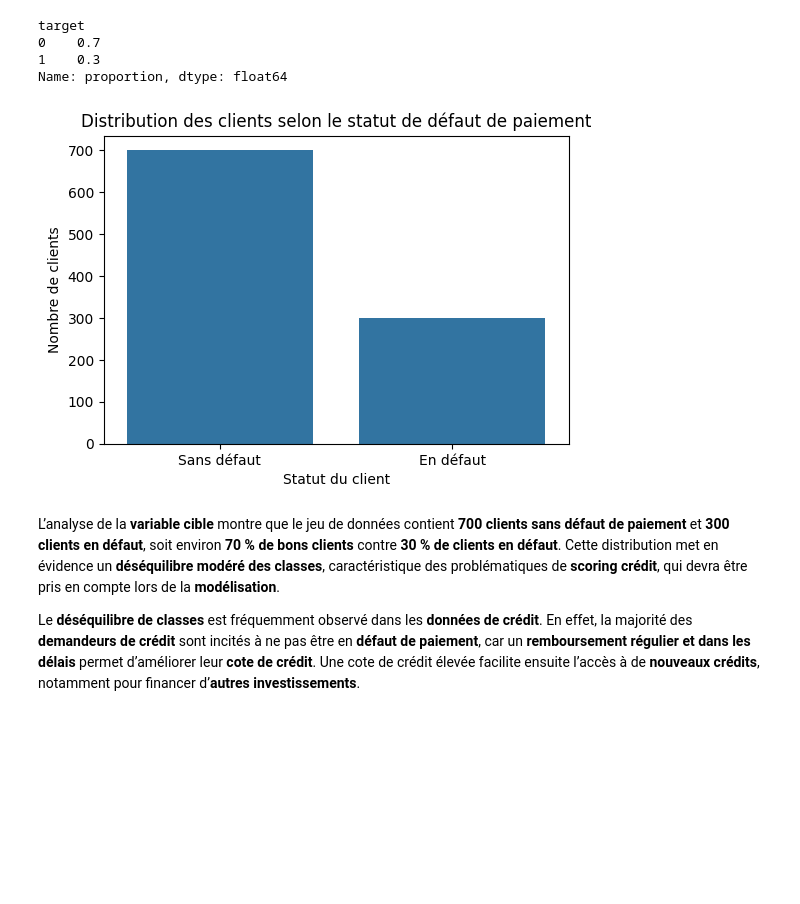
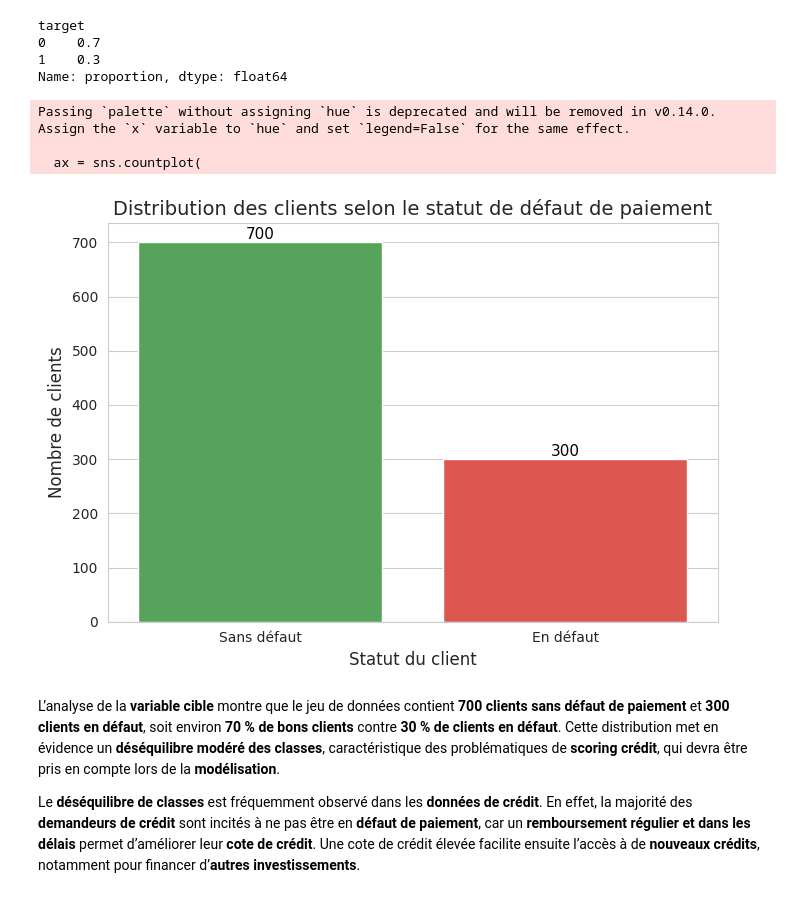
Before and after one commit to Mick863/credit-scoring, a Jupyter notebook: notebooks/credit_scoring_german_dataset.ipynb, the cells around one changed output. Saved outputs shown, nothing was run; the diff lists cells and outputs as text; code cells hidden in the pictures; blank space fills up the shorter version.

```diff
--- a/notebooks/credit_scoring_german_dataset.ipynb
+++ b/notebooks/credit_scoring_german_dataset.ipynb
@@ -214,18 +214,42 @@ Name: proportion, dtype: float64
 # %%
 import seaborn as sns
 import matplotlib.pyplot as plt
 
-plt.figure(figsize=(6,4))
-sns.countplot(x="target", data=df)
+# Style seaborn
+sns.set_style("whitegrid")
 
-plt.title("Distribution des clients selon le statut de défaut de paiement")
-plt.xlabel("Statut du client")
-plt.ylabel("Nombre de clients")
+plt.figure(figsize=(7,5))
+
+ax = sns.countplot(
+    x="target",
+    data=df,
+    palette=["#4CAF50", "#F44336"]  # vert = bon client, rouge = défaut
+)
+
+# Titres et labels
+plt.title("Distribution des clients selon le statut de défaut de paiement", fontsize=14)
+plt.xlabel("Statut du client", fontsize=12)
+plt.ylabel("Nombre de clients", fontsize=12)
 plt.xticks([0, 1], ["Sans défaut", "En défaut"])
 
+# Ajouter les valeurs sur les barres
+for p in ax.patches:
+    ax.annotate(
+        f"{int(p.get_height())}",
+        (p.get_x() + p.get_width() / 2., p.get_height()),
+        ha="center",
+        va="bottom",
+        fontsize=11,
+        color="black"
+    )
+
+plt.tight_layout()
 plt.show()
 # %% [output]
+Passing `palette` without assigning `hue` is deprecated and will be removed in v0.14.0. Assign the `x` variable to `hue` and set `legend=False` for the same effect.
+
+  ax = sns.countplot(
-[figure, old version]
+[figure, new version]
 # %% [markdown]
 L’analyse de la **variable cible** montre que le jeu de données contient **700 clients sans défaut de paiement** et **300 clients en défaut**, soit environ **70 % de bons clients** contre **30 % de clients en défaut**. Cette distribution met en évidence un **déséquilibre modéré des classes**, caractéristique des problématiques de **scoring crédit**, qui devra être pris en compte lors de la **modélisation**.
 
```
